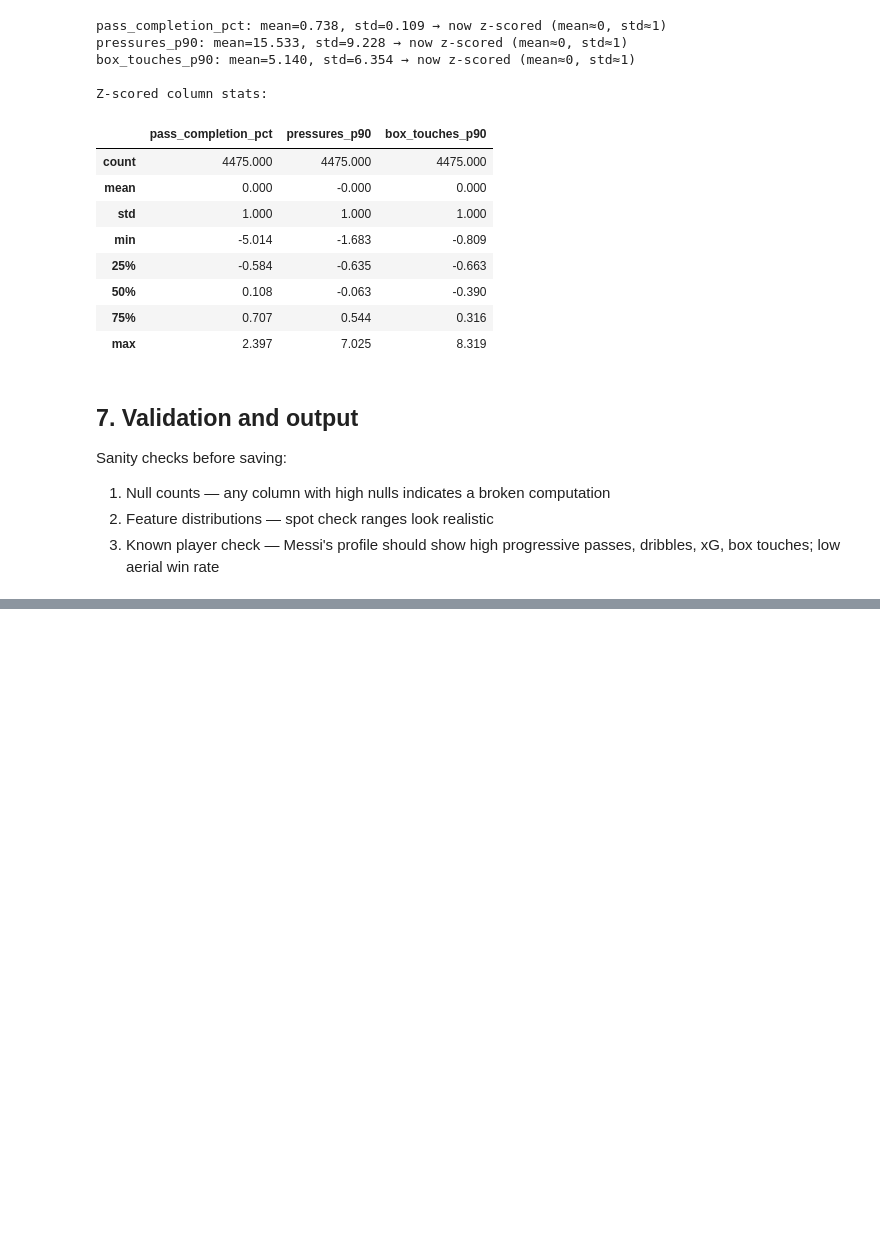
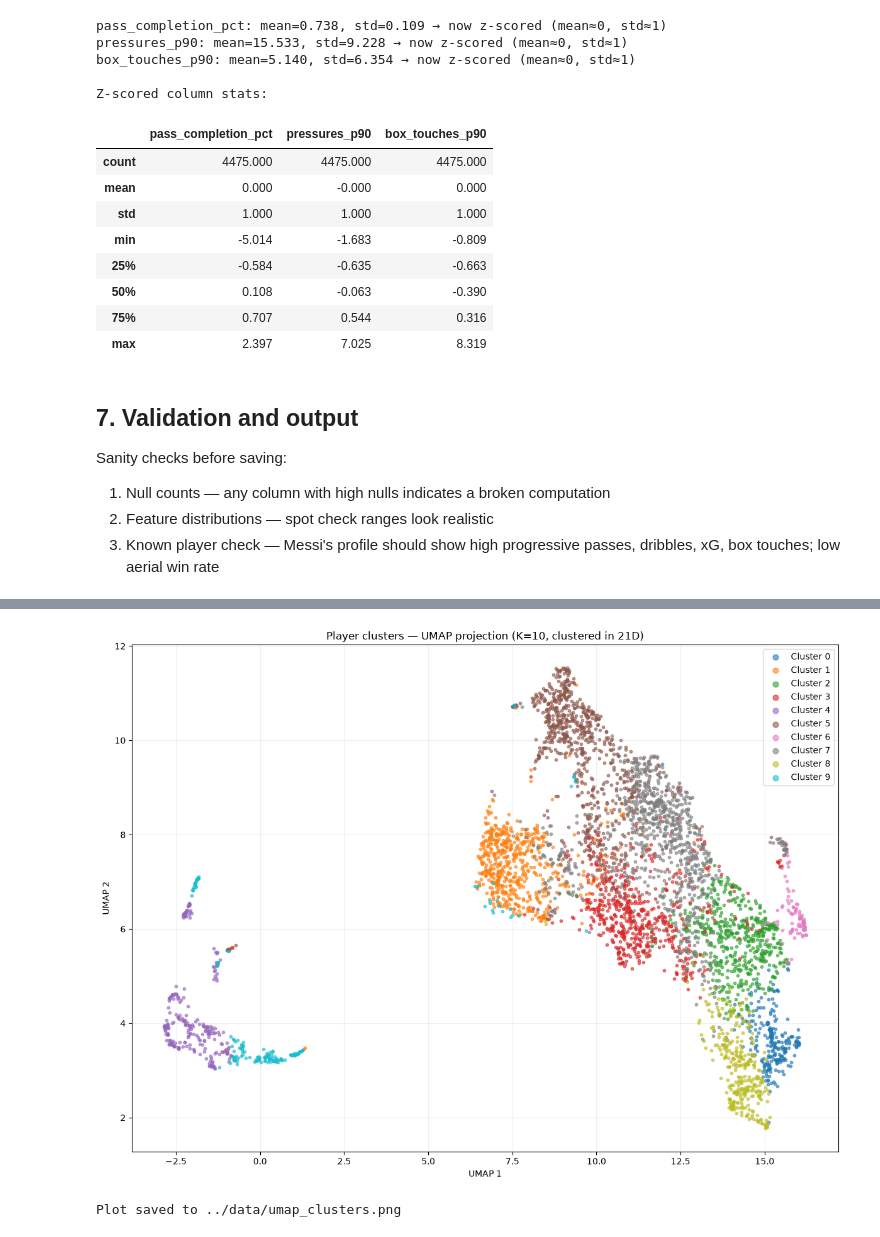
Before and after one commit to elwakeel91/football-scouting-tool, a Jupyter notebook: notebooks/02_feature_engineering.ipynb, the cells around one changed output, grey strips where cells are left out. Cells and saved outputs as stored; diff of their text form; code cells hidden in the pictures; blank space fills up the shorter version.

```diff
--- a/notebooks/02_feature_engineering.ipynb
+++ b/notebooks/02_feature_engineering.ipynb
@@ -519,6 +537,12 @@ player_meta = (
 
 player_data = player_counts.merge(player_meta, on='player_id', how='left')
 
+# When loaded from CSV, pyarrow can read numeric columns as large_string.
+# Force all non-metadata columns to float before doing arithmetic.
+numeric_cols = [c for c in player_data.columns
+                if c not in ('player_id', 'player_name', 'team_name', 'era')]
+player_data[numeric_cols] = player_data[numeric_cols].apply(pd.to_numeric, errors='coerce').fillna(0)
+
 # --- 5c: Apply 90-minute minimum ---
 before = len(player_data)
 player_data = player_data[player_data['minutes_played'] >= 90].copy().reset_index(drop=True)
@@ -690,0 +825,12 @@ print(f"Saved player_profiles.csv — {len(profiles):,} players, {profiles.shape
+# %%
+K = 10
+
+final_km = KMeans(n_clusters=K, random_state=42, n_init=10)
+cluster_labels = final_km.fit_predict(X_scaled)
+
+profiles['cluster'] = cluster_labels
+
+print(f"K-Means fitted — K={K}")
+print()
+print("Players per cluster:")
+print(profiles['cluster'].value_counts().sort_index().to_string())
@@ -690,0 +852,37 @@ print(f"Saved player_profiles.csv — {len(profiles):,} players, {profiles.shape
+# %%
+import umap
+
+# UMAP is for visualisation only — clusters are defined by K-Means in 21D space
+reducer = umap.UMAP(n_components=2, random_state=42, n_neighbors=15, min_dist=0.1)
+X_2d = reducer.fit_transform(X_scaled)
+
+profiles['umap_x'] = X_2d[:, 0]
+profiles['umap_y'] = X_2d[:, 1]
+
+# --- Plot ---
+fig, ax = plt.subplots(figsize=(12, 9))
+
+colors = plt.cm.tab10.colors
+for cluster_id in sorted(profiles['cluster'].unique()):
+    mask = profiles['cluster'] == cluster_id
+    ax.scatter(
+        profiles.loc[mask, 'umap_x'],
+        profiles.loc[mask, 'umap_y'],
+        c=[colors[cluster_id]],
+        label=f'Cluster {cluster_id}',
+        s=10, alpha=0.6,
+    )
+
+ax.set_title('Player clusters — UMAP projection (K=10, clustered in 21D)')
+ax.set_xlabel('UMAP 1')
+ax.set_ylabel('UMAP 2')
+ax.legend(markerscale=2, loc='upper right')
+ax.grid(True, alpha=0.2)
+
+plt.tight_layout()
+plt.savefig('../data/umap_clusters.png', dpi=150, bbox_inches='tight')
+plt.show()
+print("Plot saved to ../data/umap_clusters.png")
+# %% [output]
+[figure, added]
+Plot saved to ../data/umap_clusters.png
```
Also changed, not shown: parts of 12 cells of this notebook.
